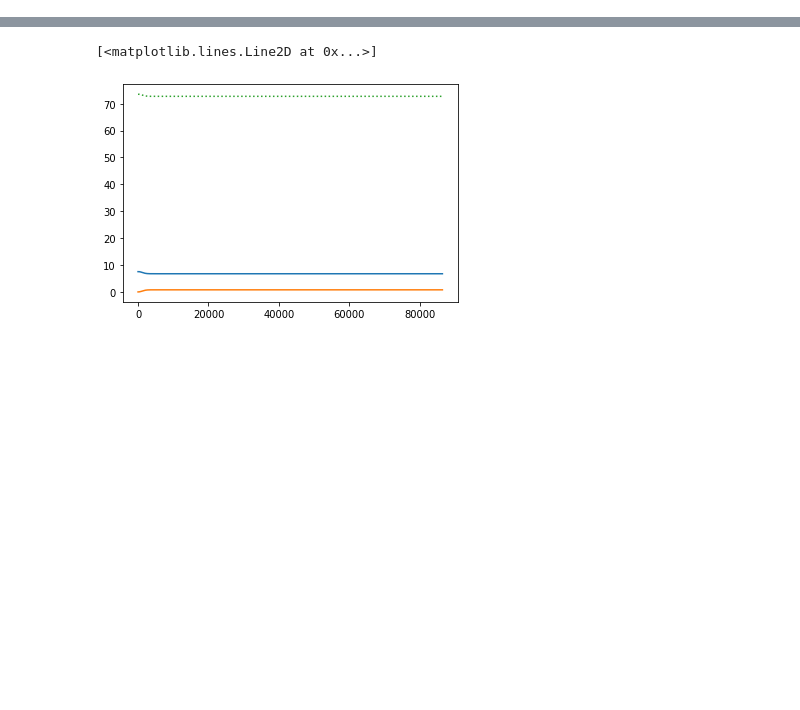
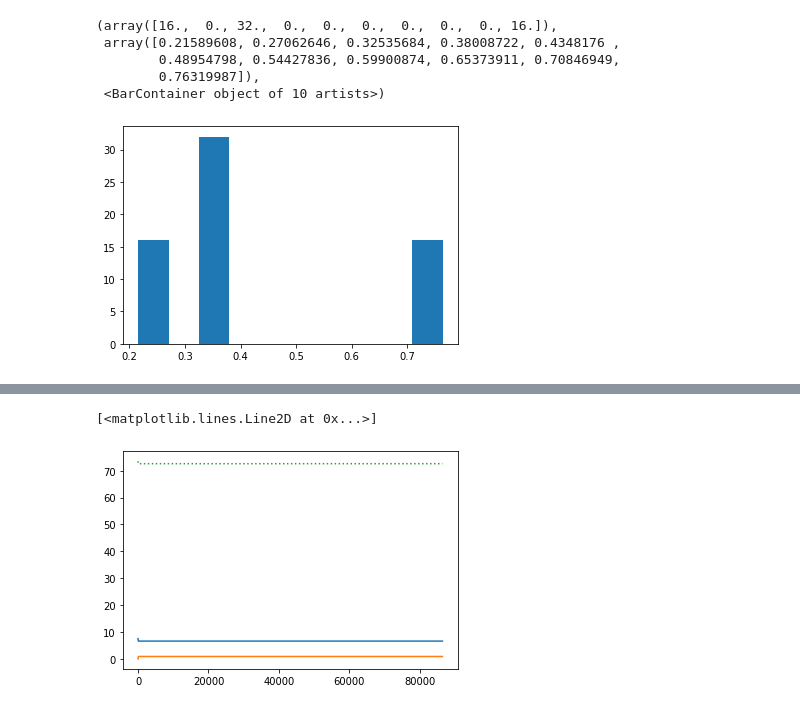
Before and after one commit to carothersresearch/ODBM, a Jupyter notebook: buildModelFromExcel.ipynb, the cells around one changed output, grey strips where cells are left out. Saved outputs shown, nothing was run; the diff lists cells and outputs as text; code cells hidden in the pictures; blank space fills up the shorter version.

```diff
--- a/buildModelFromExcel.ipynb
+++ b/buildModelFromExcel.ipynb
@@ -121,3 +104,12 @@ for i,sda in enumerate(sdaV):
             results_id[i,j,k] = count
             results.append(r.simulate(0,24*60*60,1000, selections=selections))
             count += 1
+# %%
+plt.hist([sum([r[v][-1] for v in [*sdaV,*pcxV,*mdhV]])/0.05*100 for r in results])
+# %% [output]
+(array([16.,  0., 32.,  0.,  0.,  0.,  0.,  0.,  0., 16.]),
+ array([0.21589608, 0.27062646, 0.32535684, 0.38008722, 0.4348176 ,
+        0.48954798, 0.54427836, 0.59900874, 0.65373911, 0.70846949,
+        0.76319987]),
+ <BarContainer object of 10 artists>)
+[figure, added]
```
Also changed, not shown: parts of 17 cells of this notebook, 5 other files.
